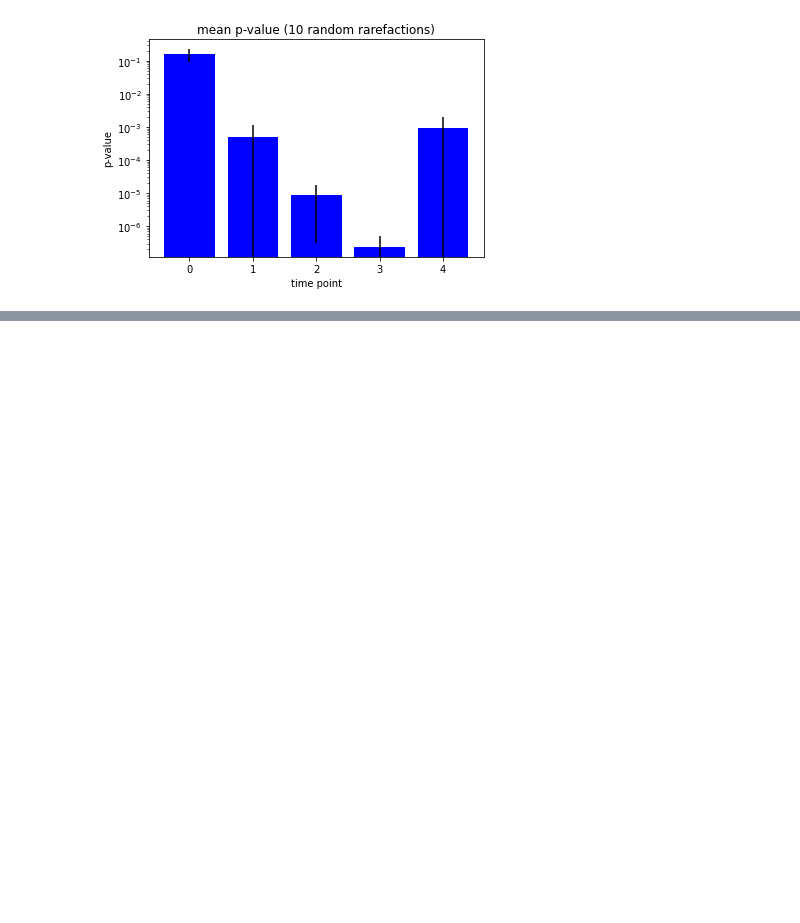
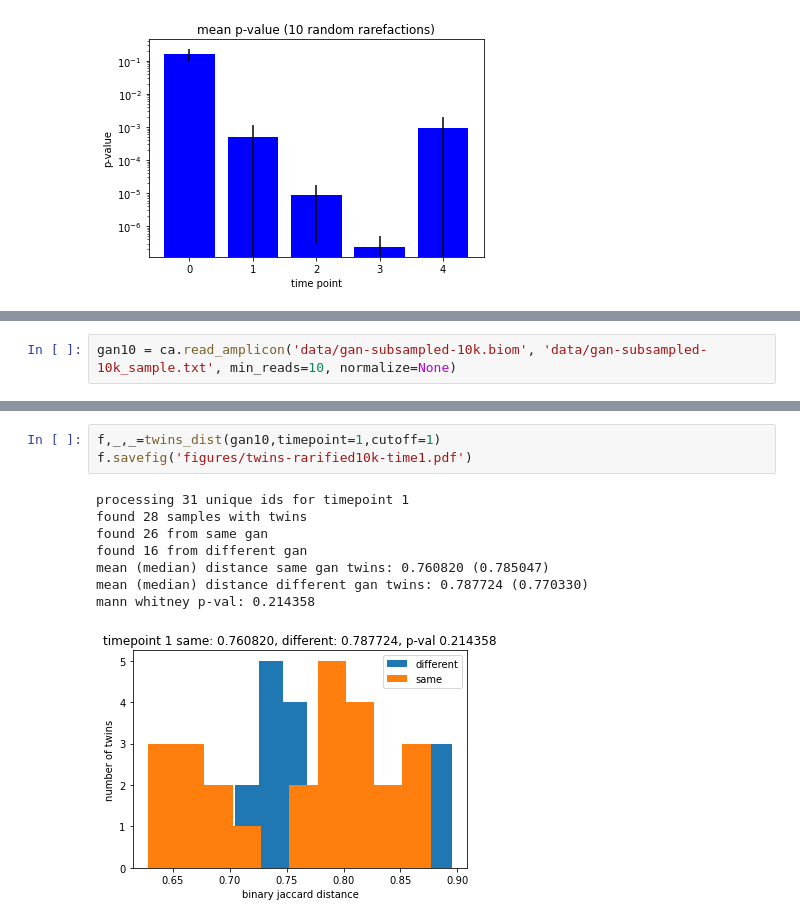
Before and after one commit to amnona/paper-daycare, a Jupyter notebook: kg-twins.ipynb, the cells around one changed output, grey strips where cells are left out. Drawn from its saved outputs; the diff is of its cells as text; blank space fills up the shorter version.

```diff
--- a/kg-twins.ipynb
+++ b/kg-twins.ipynb
@@ -467,0 +470,2 @@ f.savefig('figures/twins-rarefactions-pval-log.pdf')
+# %%
+gan10 = ca.read_amplicon('data/gan-subsampled-10k.biom', 'data/gan-subsampled-10k_sample.txt', min_reads=10, normalize=None)
@@ -467,0 +476,12 @@ f.savefig('figures/twins-rarefactions-pval-log.pdf')
+# %%
+f,_,_=twins_dist(gan10,timepoint=1,cutoff=1)
+f.savefig('figures/twins-rarified10k-time1.pdf')
+# %% [output]
+processing 31 unique ids for timepoint 1
+found 28 samples with twins
+found 26 from same gan
+found 16 from different gan
+mean (median) distance same gan twins: 0.760820 (0.785047)
+mean (median) distance different gan twins: 0.787724 (0.770330)
+mann whitney p-val: 0.214358
+[figure, added]
```
Also changed, not shown: parts of 6 cells of this notebook, 4 other files.
